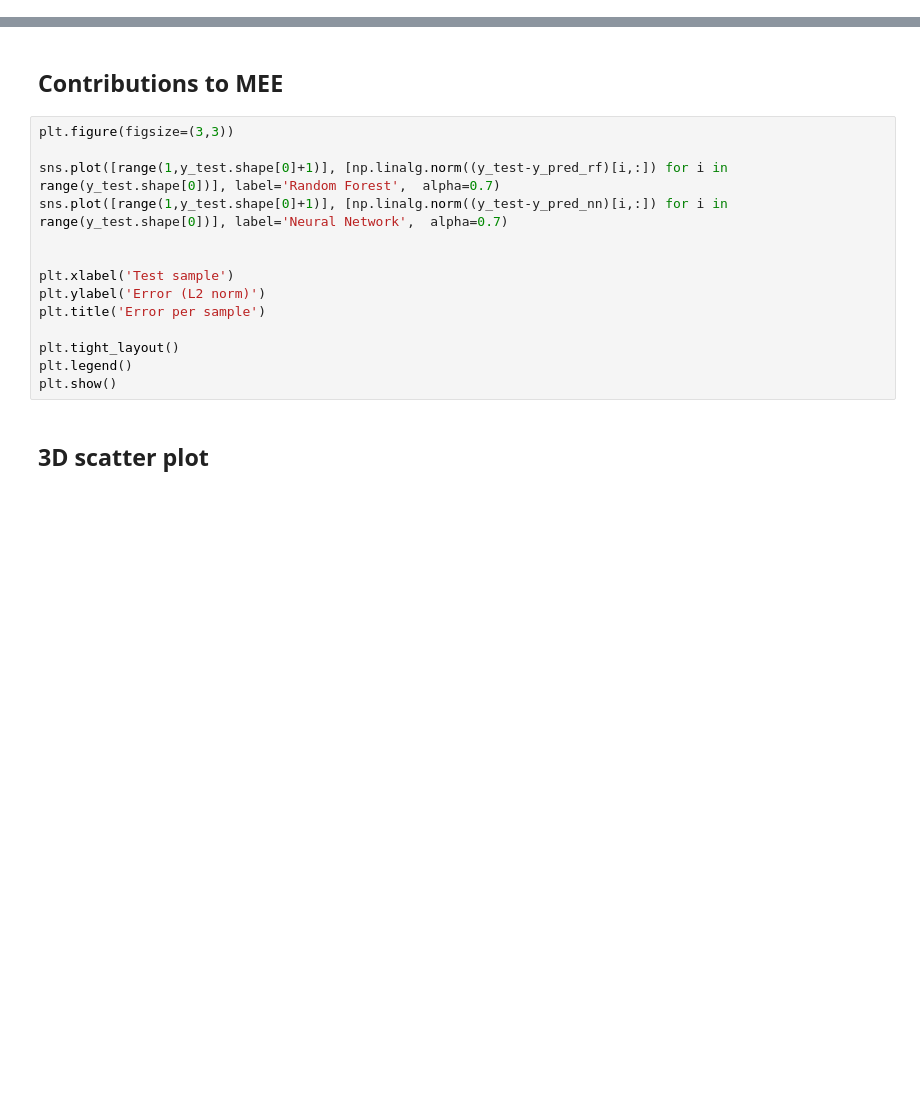
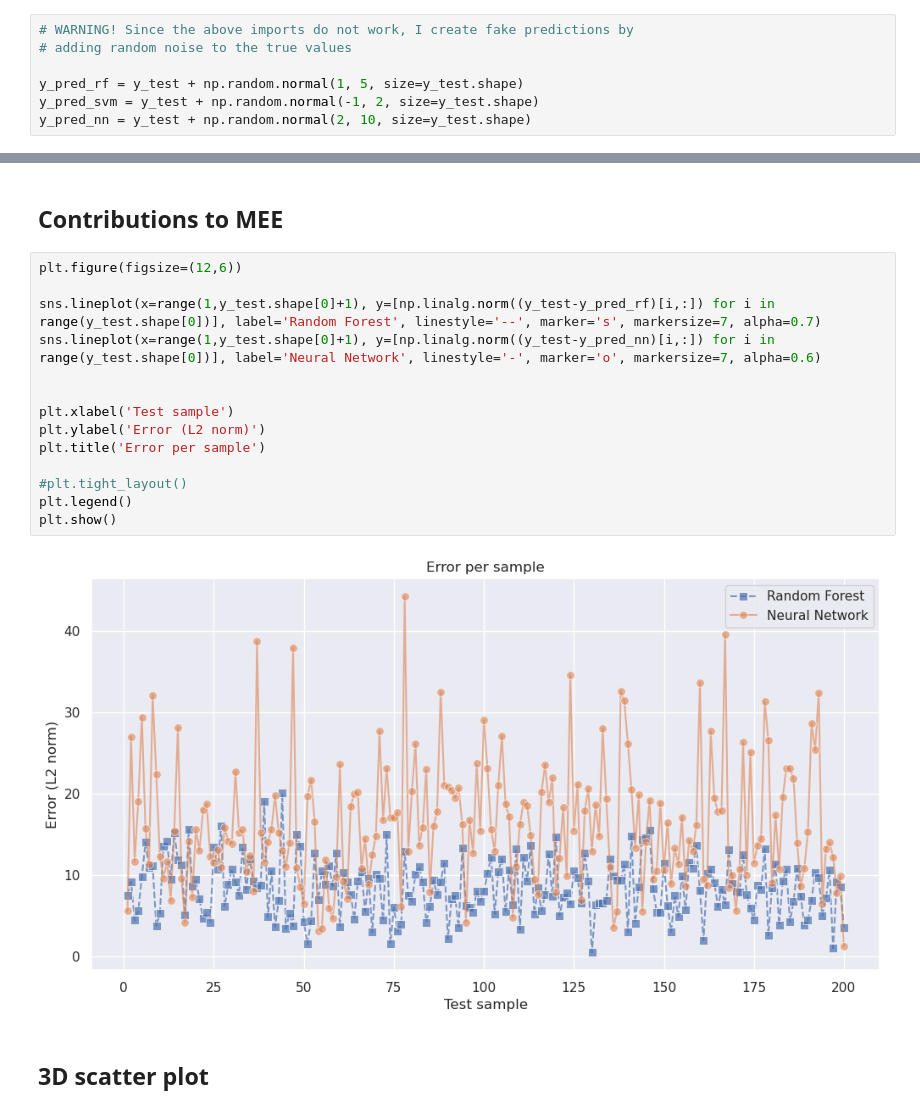
Before and after one commit to paolo-junior-mollica/machine-learning-project, a Jupyter notebook: src/cup2023/cool_plots.ipynb, the cells around one changed output, grey strips where cells are left out. Drawn from its saved outputs; the diff is of its cells as text; blank space fills up the shorter version.

Commit message:
improved regression plot notebook

```diff
--- a/src/cup2023/cool_plots.ipynb
+++ b/src/cup2023/cool_plots.ipynb
@@ -122,3 +116,10 @@ y_pred_nn = nn.predict(X_test)
+# %%
+# WARNING! Since the above imports do not work, I create fake predictions by
+# adding random noise to the true values
+
+y_pred_rf = y_test + np.random.normal(1, 5, size=y_test.shape)
+y_pred_svm = y_test + np.random.normal(-1, 2, size=y_test.shape)
+y_pred_nn = y_test + np.random.normal(2, 10, size=y_test.shape)
 # %% [markdown]
 ## Individual coordinates scatter plot
 # %%
@@ -144,18 +147,20 @@ plt.show()
 # %% [markdown]
 ## Contributions to MEE
 # %%
-plt.figure(figsize=(3,3))
+plt.figure(figsize=(12,6))
 
-sns.plot([range(1,y_test.shape[0]+1)], [np.linalg.norm((y_test-y_pred_rf)[i,:]) for i in range(y_test.shape[0])], label='Random Forest',  alpha=0.7)
-sns.plot([range(1,y_test.shape[0]+1)], [np.linalg.norm((y_test-y_pred_nn)[i,:]) for i in range(y_test.shape[0])], label='Neural Network',  alpha=0.7)
+sns.lineplot(x=range(1,y_test.shape[0]+1), y=[np.linalg.norm((y_test-y_pred_rf)[i,:]) for i in range(y_test.shape[0])], label='Random Forest', linestyle='--', marker='s', markersize=7, alpha=0.7)
+sns.lineplot(x=range(1,y_test.shape[0]+1), y=[np.linalg.norm((y_test-y_pred_nn)[i,:]) for i in range(y_test.shape[0])], label='Neural Network', linestyle='-', marker='o', markersize=7, alpha=0.6)
 
 
 plt.xlabel('Test sample')
 plt.ylabel('Error (L2 norm)')
 plt.title('Error per sample')
 
-plt.tight_layout()
+#plt.tight_layout()
 plt.legend()
 plt.show()
+# %% [output]
+[figure, added]
 # %% [markdown]
 ## 3D scatter plot
```
Also changed, not shown: parts of 6 cells of this notebook.
